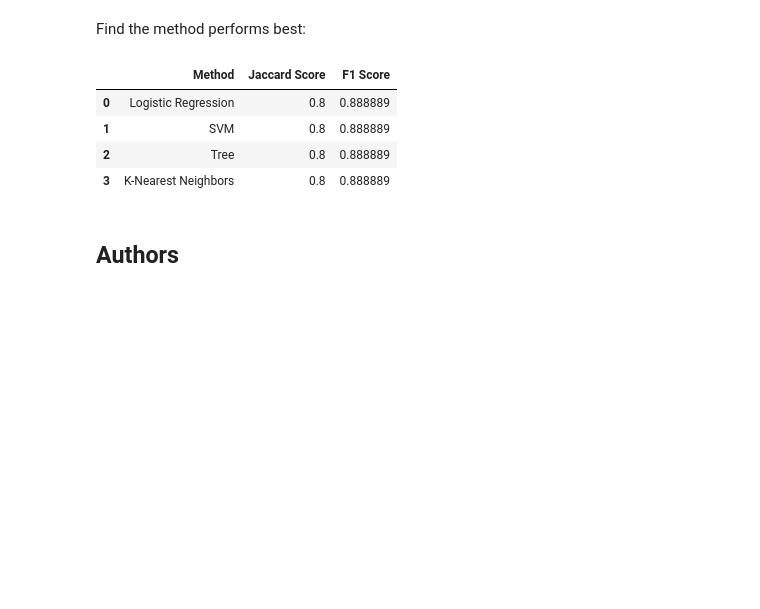
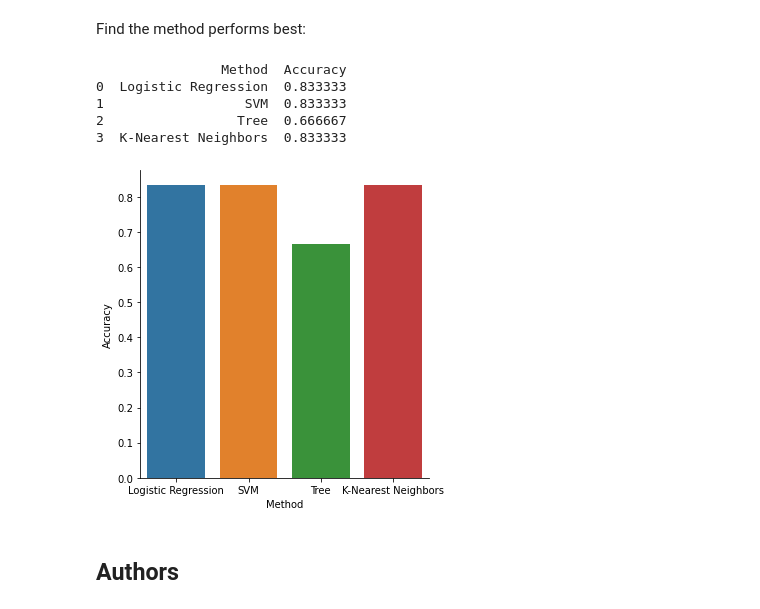
Before and after one commit to AngeloFreitas/IBMCapstone, a Jupyter notebook: SpaceX_Machine Learning Prediction_Part_5.ipynb, the cells around one changed output. Drawn from its saved outputs; the diff is of its cells as text; code cells hidden in the pictures; blank space fills up the shorter version.

```diff
--- a/SpaceX_Machine Learning Prediction_Part_5.ipynb
+++ b/SpaceX_Machine Learning Prediction_Part_5.ipynb
@@ -318,6 +318,7 @@ Calculate the accuracy of tree_cv on the test data using the method <code>score<
 clf4 = KNeighborsClassifier(algorithm = knn_cv.best_params_['algorithm'], n_neighbors = knn_cv.best_params_['n_neighbors'],
                            p = knn_cv.best_params_['p'])
 clf4.fit(X_train, Y_train)
+r11 = clf4.score(X_test, Y_test)
 print('score', clf4.score(X_test, Y_test))
 # %% [output]
 score 0.8333333333333334
@@ -336,20 +336,26 @@ Find the method performs best:
 # %%
 from sklearn.metrics import jaccard_score
 from sklearn.metrics import f1_score
 
-lrresults = ['Logistic Regression', jaccard_score(Y_test, ylr), f1_score(Y_test, ylr)]
-svmresults = ['SVM', jaccard_score(Y_test, ysvm), f1_score(Y_test, ysvm)]
-treeresults = ['Tree', jaccard_score(Y_test, ytree), f1_score(Y_test, ytree)]
-knnresults = ['K-Nearest Neighbors', jaccard_score(Y_test, yknn), f1_score(Y_test, yknn)]
-colunas = ['Method', 'Jaccard Score', 'F1 Score']
+lrresults = ['Logistic Regression', r5]
+svmresults = ['SVM', r7]
+treeresults = ['Tree', r9]
+knnresults = ['K-Nearest Neighbors', r11]
+colunas = ['Method', 'Accuracy']
 resultados = pd.DataFrame([lrresults, svmresults, treeresults, knnresults], columns=colunas)
-resultados
+print(resultados)
+
+sns.catplot(x='Method', y='Accuracy', data=resultados, kind='bar')
+plt.xlabel('Method')
+plt.ylabel('Accuracy')
+plt.show()
 # %% [output]
-|  | Method | Jaccard Score | F1 Score |
-| 0 | Logistic Regression | 0.8 | 0.888889 |
-| 1 | SVM | 0.8 | 0.888889 |
-| 2 | Tree | 0.8 | 0.888889 |
-| 3 | K-Nearest Neighbors | 0.8 | 0.888889 |
+                Method  Accuracy
+0  Logistic Regression  0.833333
+1                  SVM  0.833333
+2                 Tree  0.666667
+3  K-Nearest Neighbors  0.833333
+[figure, added]
 # %% [markdown]
 ## Authors
 # %% [markdown]
```
Also changed, not shown: parts of 8 cells of this notebook.
